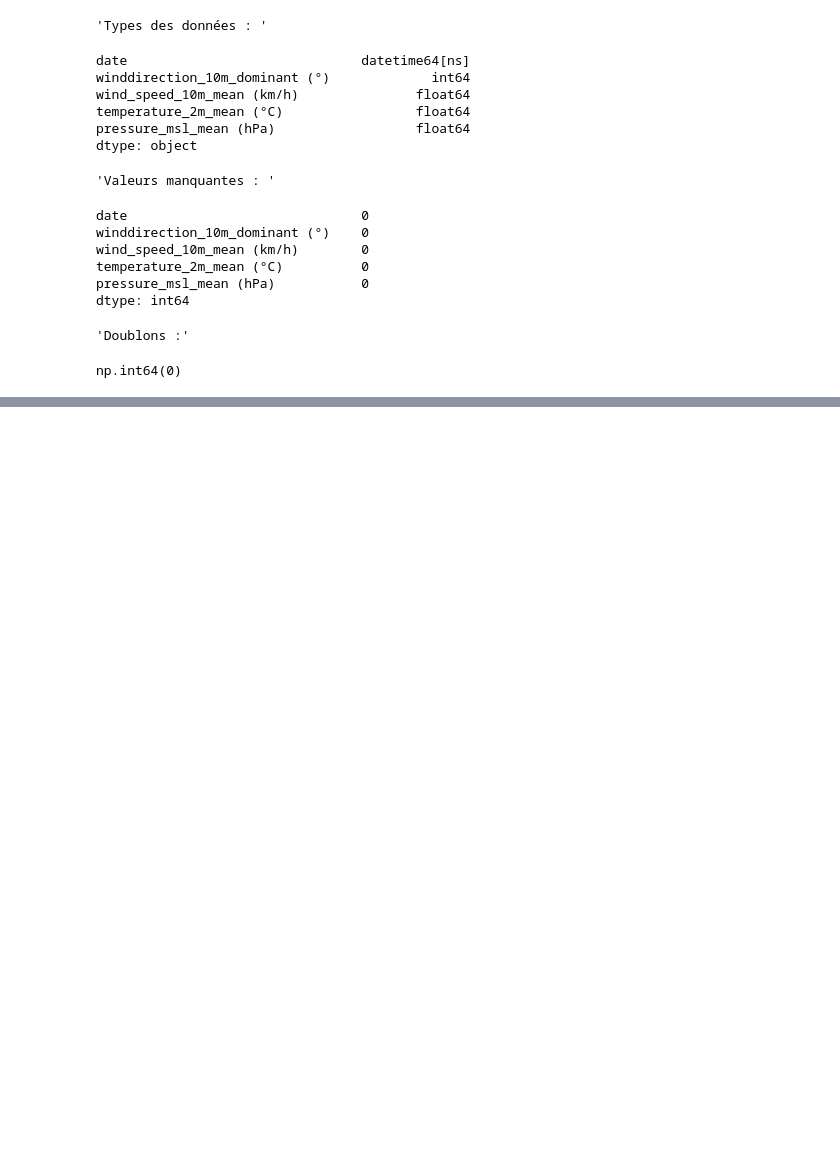
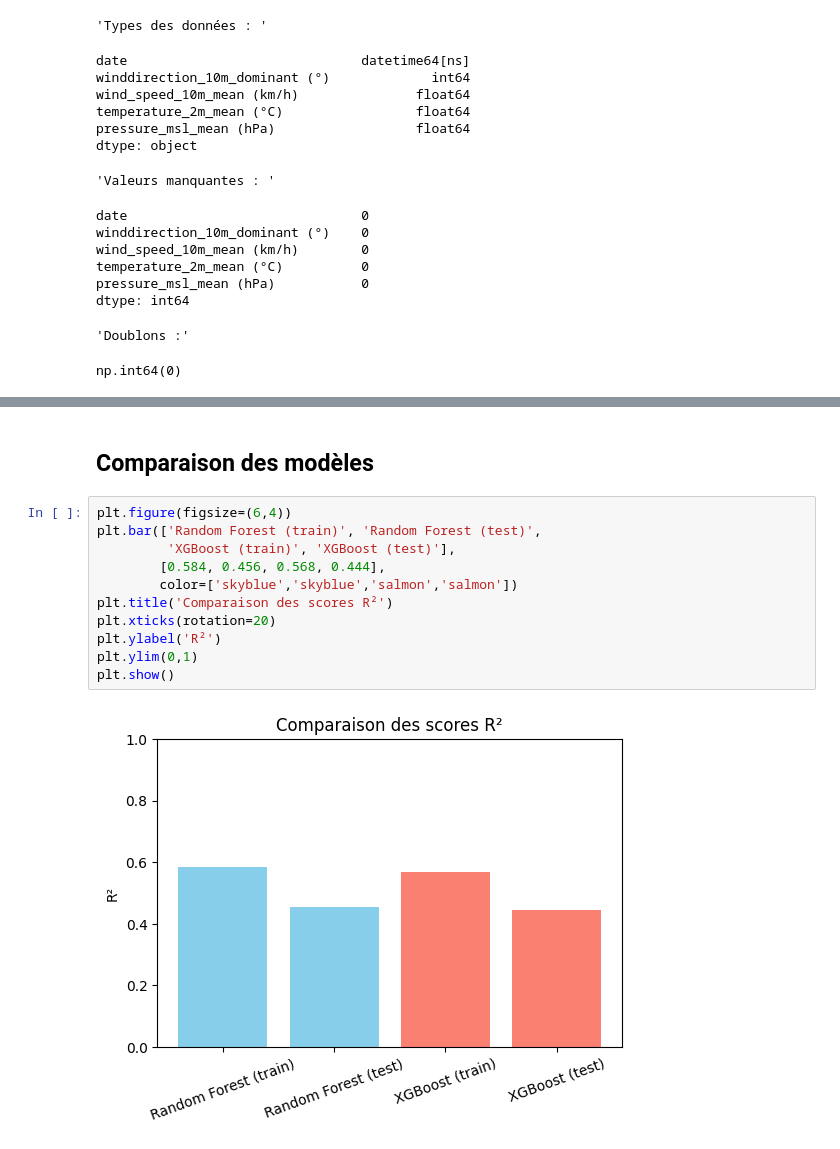
Before and after one commit to kirillsst/Production-EnR, a Jupyter notebook: notebooks/notebook_prod_eolienne.ipynb, the cells around one changed output, grey strips where cells are left out. Cells and saved outputs as stored; diff of their text form; blank space fills up the shorter version.

```diff
--- a/notebooks/notebook_prod_eolienne.ipynb
+++ b/notebooks/notebook_prod_eolienne.ipynb
@@ -328,0 +587,15 @@ df_merged = pd.merge(
+# %% [markdown]
+## Comparaison des modèles
+# %%
+plt.figure(figsize=(6,4))
+plt.bar(['Random Forest (train)', 'Random Forest (test)',
+         'XGBoost (train)', 'XGBoost (test)'],
+        [0.584, 0.456, 0.568, 0.444],
+        color=['skyblue','skyblue','salmon','salmon'])
+plt.title('Comparaison des scores R²')
+plt.xticks(rotation=20)
+plt.ylabel('R²')
+plt.ylim(0,1)
+plt.show()
+# %% [output]
+[figure, added]
```
Also changed, not shown: parts of 51 cells of this notebook, 1 other file.
